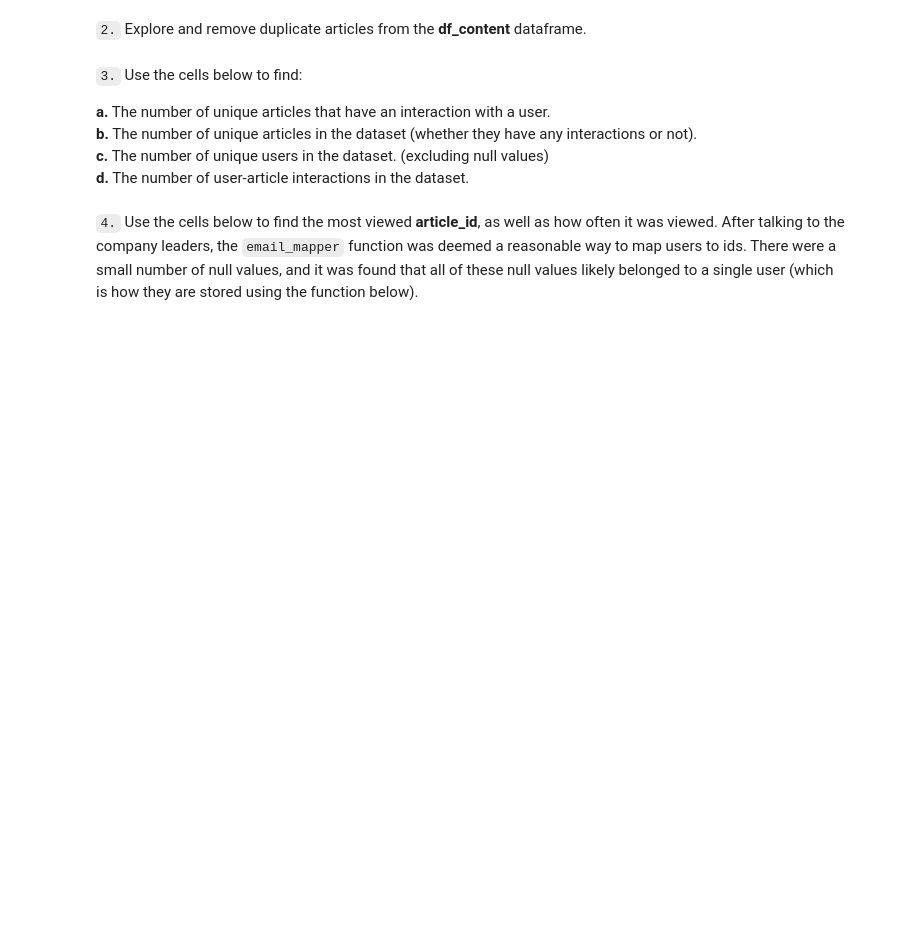
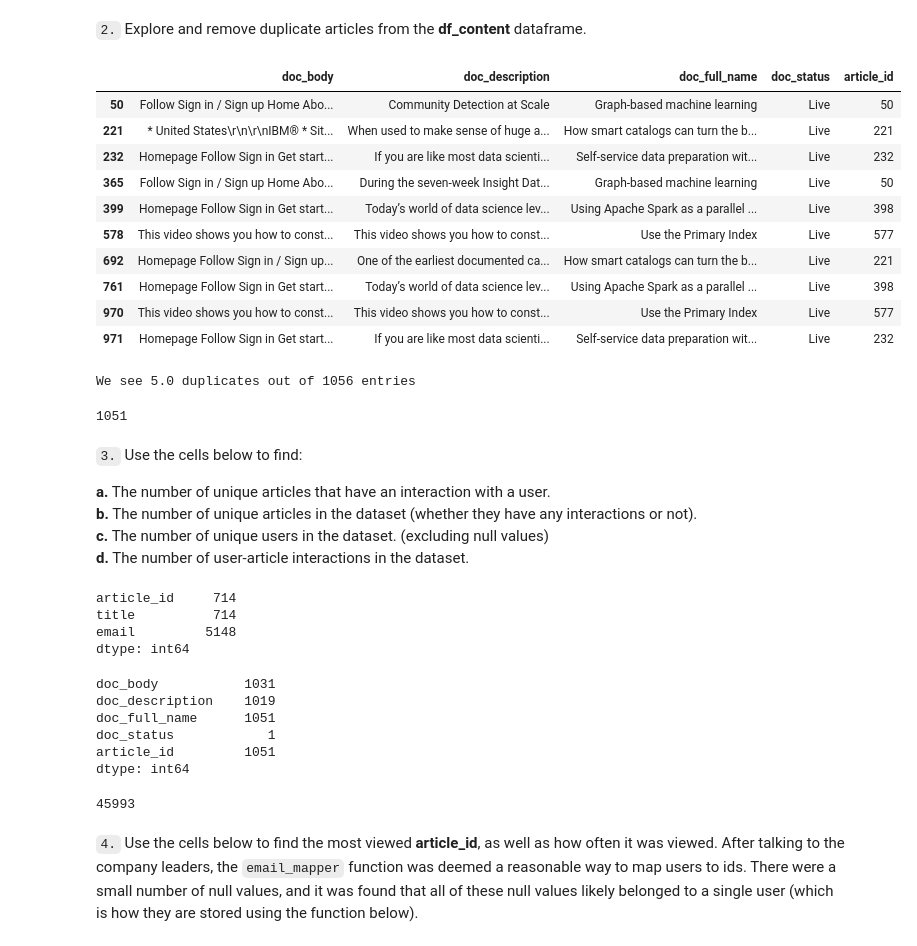
Before and after one commit to Aleaume/Udactiy_DataSc_P3, a Jupyter notebook: Recommendations_with_IBM.ipynb, the cells around one changed output. Drawn from its saved outputs; the diff is of its cells as text; code cells hidden in the pictures; blank space fills up the shorter version.

```diff
--- a/Recommendations_with_IBM.ipynb
+++ b/Recommendations_with_IBM.ipynb
@@ -58,5 +88,27 @@ max_views_by_user = # The maximum number of user-article interactions by any 1 u
+# %%
+# Find and explore duplicate articles
+df_duplicates = df_content[df_content['article_id'].duplicated(keep=False) == True]
+display(df_duplicates)
+print("We see {} duplicates out of {} entries".format(df_duplicates.shape[0]/2,df_content.shape[0]))
+# %% [output]
+|  | doc_body | doc_description | doc_full_name | doc_status | article_id |
+| 50 | Follow Sign in / Sign up Home Abo... | Community Detection at Scale | Graph-based machine learning | Live | 50 |
+| 221 | * United States\r\n\r\nIBM® * Sit... | When used to make sense of huge a... | How smart catalogs can turn the b... | Live | 221 |
+| 232 | Homepage Follow Sign in Get start... | If you are like most data scienti... | Self-service data preparation wit... | Live | 232 |
+| 365 | Follow Sign in / Sign up Home Abo... | During the seven-week Insight Dat... | Graph-based machine learning | Live | 50 |
+| 399 | Homepage Follow Sign in Get start... | Today’s world of data science lev... | Using Apache Spark as a parallel ... | Live | 398 |
+| 578 | This video shows you how to const... | This video shows you how to const... | Use the Primary Index | Live | 577 |
+| 692 | Homepage Follow Sign in / Sign up... | One of the earliest documented ca... | How smart catalogs can turn the b... | Live | 221 |
+| 761 | Homepage Follow Sign in Get start... | Today’s world of data science lev... | Using Apache Spark as a parallel ... | Live | 398 |
+| 970 | This video shows you how to const... | This video shows you how to const... | Use the Primary Index | Live | 577 |
+| 971 | Homepage Follow Sign in Get start... | If you are like most data scienti... | Self-service data preparation wit... | Live | 232 |
+We see 5.0 duplicates out of 1056 entries
 # %%
 # Remove any rows that have the same article_id - only keep the first
+df_content = df_content[df_content['article_id'].duplicated(keep='first')  == False]
+df_content.shape[0]
+# %% [output]
+1051
 # %% [markdown]
 `3.` Use the cells below to find:
 
@@ -64,4 +116,27 @@ max_views_by_user = # The maximum number of user-article interactions by any 1 u
 **b.** The number of unique articles in the dataset (whether they have any interactions or not).<br>
 **c.** The number of unique users in the dataset. (excluding null values) <br>
 **d.** The number of user-article interactions in the dataset.
+# %%
+# unique articles with interaction would be picked up drom df
+df.nunique()
+# %% [output]
+article_id     714
+title          714
+email         5148
+dtype: int64
+# %%
+# unique articles (whether they have any interactions or not) would come from df_content (cleaned duplicates incl.)
+df_content.nunique()
+# %% [output]
+doc_body           1031
+doc_description    1019
+doc_full_name      1051
+doc_status            1
+article_id         1051
+dtype: int64
+# %%
+#total number of user-article interaction (here using df)
+df.shape[0]
+# %% [output]
+45993
 # %%
```
Also changed, not shown: parts of 12 cells of this notebook.
